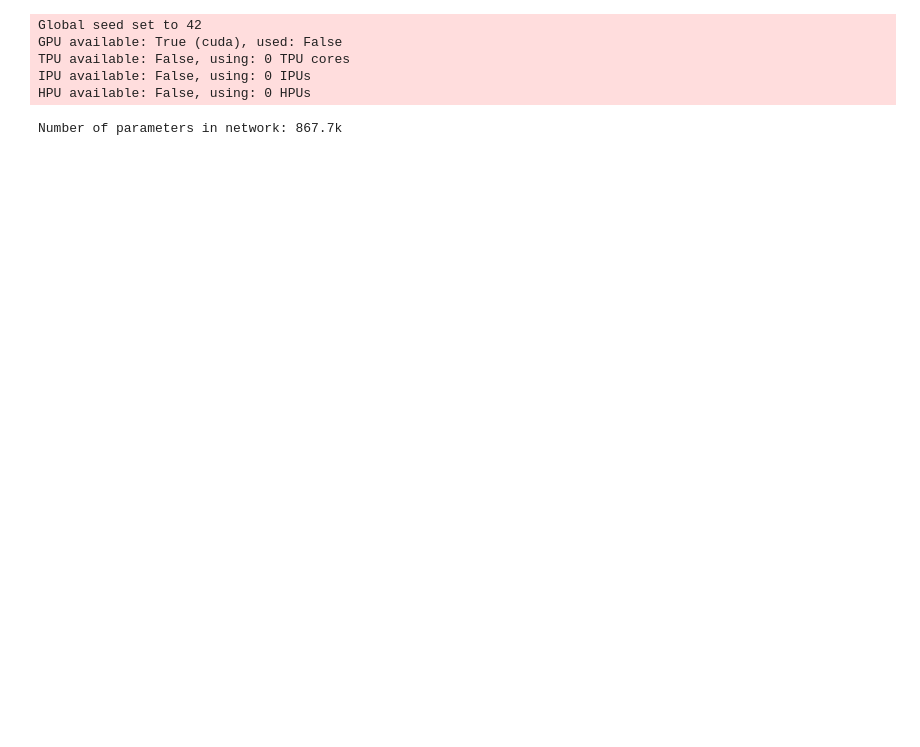
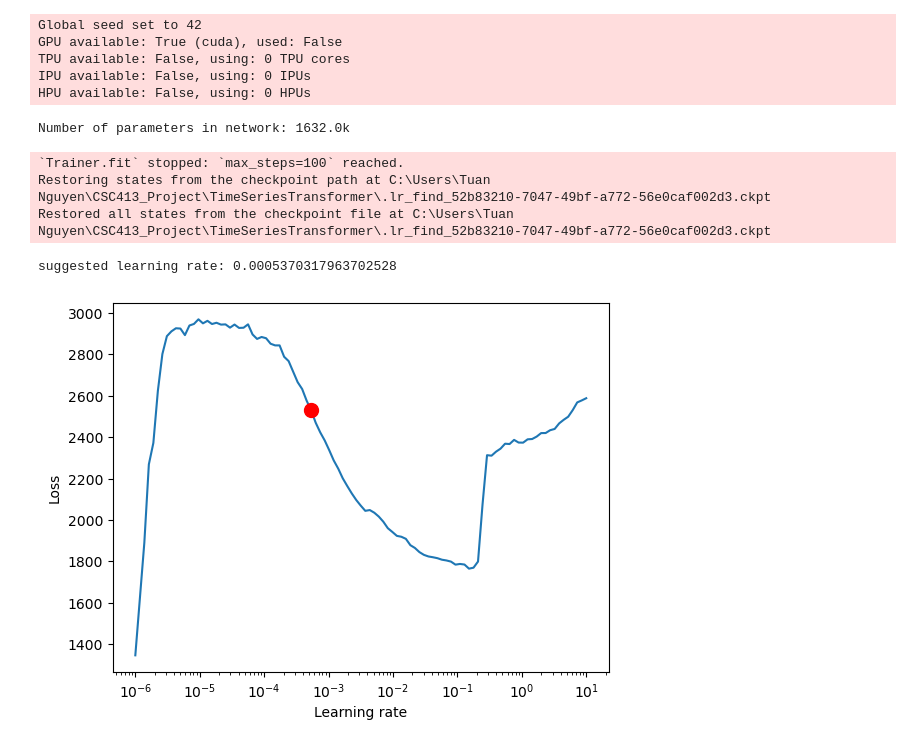
Before and after one commit to minhduchoang301/CSC413_Project, a Jupyter notebook: TimeSeriesTransformer/TemporalFusionTransformer.ipynb, the cells around one changed output. Drawn from its saved outputs; the diff is of its cells as text; code cells hidden in the pictures; blank space fills up the shorter version.

```diff
--- a/TimeSeriesTransformer/TemporalFusionTransformer.ipynb
+++ b/TimeSeriesTransformer/TemporalFusionTransformer.ipynb
@@ -23,14 +57,17 @@ df.converted_ts = pd.to_datetime(df.converted_ts)
 # %%
 #create time_idx
-df['time_idx'] = (df["converted_ts"] - df["converted_ts"].min()).dt.days
+df['time_idx'] = df.index
 
 #add features
-df["month"] = df.converted_ts.dt.month.astype(str).astype("category")
+df["month"] = df.Date.dt.month.astype(str).astype("category")
+df['dow'] = df.Date.dt.dayofweek.astype(str).astype("category")
+# df['dow'] = df.Date.dt.dayofweek.astype(int)
+# df['dow'] = df['dow'].replace(dow_dict).astype('category')
 df.dropna(inplace = True)
-df.info()
+
 
 #NEEDED FOR TIMESERIES DATASET
 df['constant'] = 'bitcoin'
-df
+df.info()
 # %% [output]
 <class 'pandas.core.frame.DataFrame'>
@@ -102,9 +158,10 @@ training = TimeSeriesDataSet(
 validation = TimeSeriesDataSet.from_dataset(training, df, predict=True, stop_randomization=True)
 
 # create dataloaders for model
-batch_size = 128  # set this between 32 to 128
-train_dataloader = training.to_dataloader(train=True, batch_size=batch_size)
-val_dataloader = validation.to_dataloader(train=False, batch_size=batch_size * 10)
+batch_size = 64 # set this between 32 to 128
+train_dataloader = training.to_dataloader(train=True, batch_size=batch_size, num_workers=0)
+val_dataloader = validation.to_dataloader(train=False, batch_size=batch_size * 10, num_workers=0)
+test_dataloader = testing.to_dataloader(train=False, batch_size=100, num_workers=0)
 # %%
 # calculate baseline mean absolute error, i.e. predict next value as the last available value from the history
 actuals = torch.cat([y for x, (y, weight) in iter(val_dataloader)])
@@ -115,5 +172,4 @@ baseline_predictions = Baseline().predict(val_dataloader)
 # %%
-# configure network and trainer
 pl.seed_everything(42)
 trainer = pl.Trainer(
     gpus=0,
@@ -131,12 +187,13 @@ tft = TemporalFusionTransformer.from_dataset(
     # number of attention heads. Set to up to 4 for large datasets
     attention_head_size=4,
     dropout=0.1,  # between 0.1 and 0.3 are good values
-    hidden_continuous_size=8,  # set to <= hidden_size
-    output_size=7,  # 7 quantiles by default
-    loss=SMAPE(),
+    hidden_continuous_size=128,  # set to <= hidden_size
+    output_size=1,  # 7 quantiles by default
+    loss=RMSE(),
     # reduce learning rate if no improvement in validation loss after x epochs
     reduce_on_plateau_patience=4,
-    optimizer='adam'
+    optimizer='adam',
+
 )
 print(f"Number of parameters in network: {tft.size()/1e3:.1f}k")
 # %% [output]
@@ -145,6 +202,26 @@ GPU available: True (cuda), used: False
 TPU available: False, using: 0 TPU cores
 IPU available: False, using: 0 IPUs
 HPU available: False, using: 0 HPUs
-Number of parameters in network: 867.7k
+Number of parameters in network: 1632.0k
+# %%
+# find optimal learning rate
+res = trainer.tuner.lr_find(
+    tft,
+    train_dataloaders=train_dataloader,
+    val_dataloaders=val_dataloader,
+    max_lr=10.0,
+    min_lr=1e-6,
+
+)
+
+print(f"suggested learning rate: {res.suggestion()}")
+fig = res.plot(show=True, suggest=True)
+fig.show()
+# %% [output]
+`Trainer.fit` stopped: `max_steps=100` reached.
+Restoring states from the checkpoint path at C:\Users\Tuan Nguyen\CSC413_Project\TimeSeriesTransformer\.lr_find_52b83210-7047-49bf-a772-56e0caf002d3.ckpt
+Restored all states from the checkpoint file at C:\Users\Tuan Nguyen\CSC413_Project\TimeSeriesTransformer\.lr_find_52b83210-7047-49bf-a772-56e0caf002d3.ckpt
+suggested learning rate: 0.0005370317963702528
+[figure, added]
 # %%
 # configure network and trainer
```
Also changed, not shown: parts of 35 cells of this notebook.
